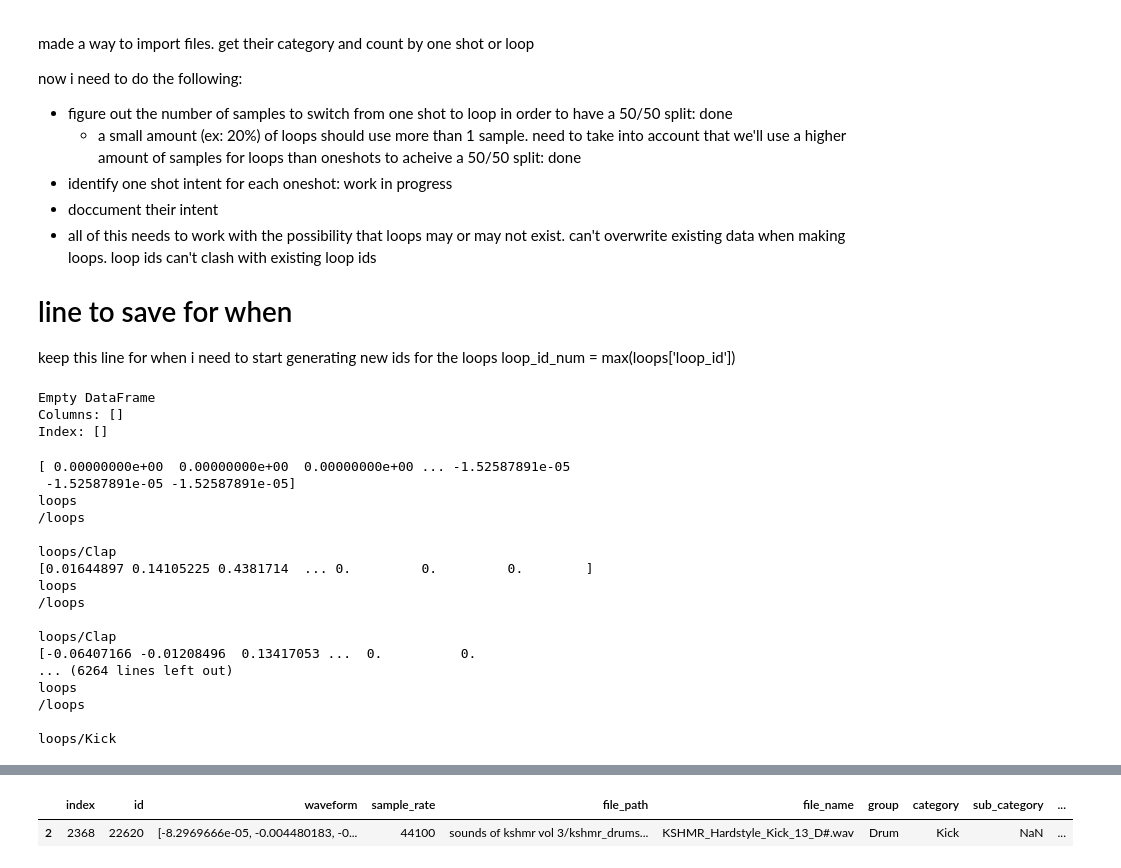
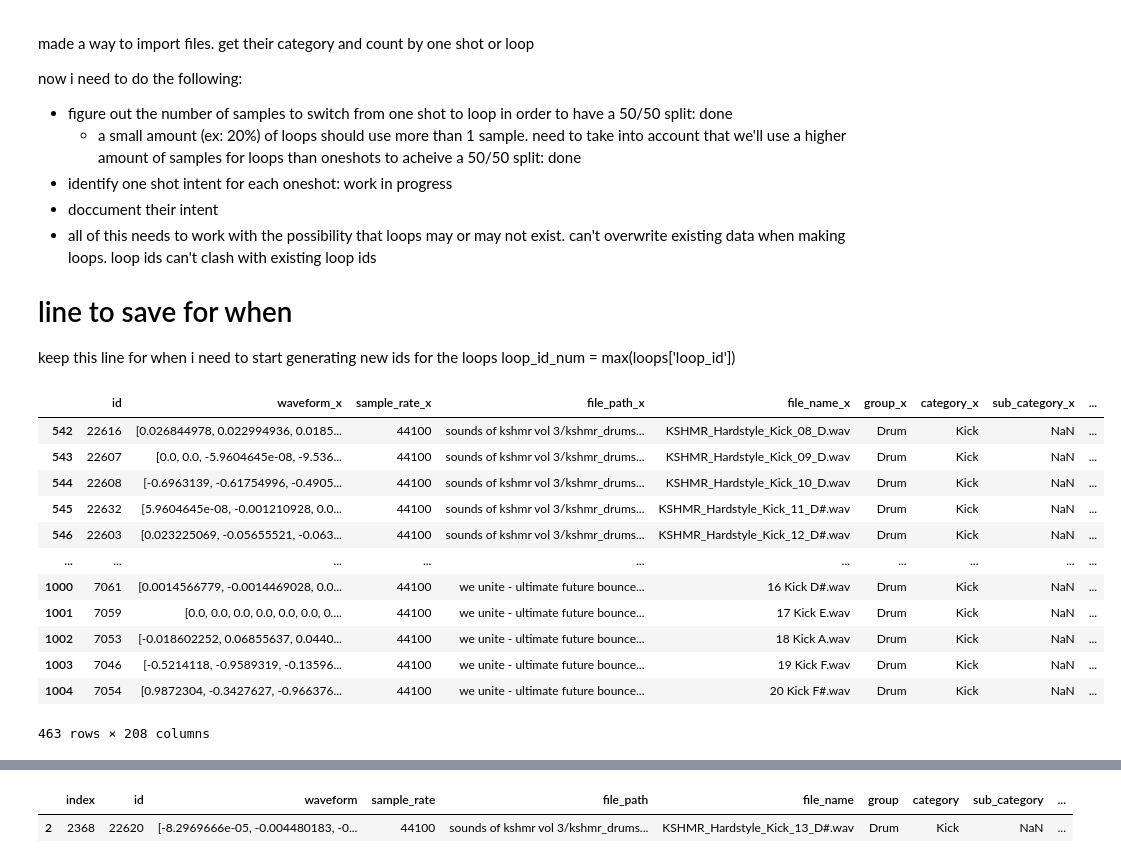
Before and after one commit to GrantCanty/sound_classifier, a Jupyter notebook: loop_manager.ipynb, the cells around one changed output, grey strips where cells are left out. Drawn from its saved outputs; the diff is of its cells as text; code cells hidden in the pictures.

```diff
--- a/loop_manager.ipynb
+++ b/loop_manager.ipynb
@@ -110,12 +128,16 @@ keep this line for when i need to start generating new ids for the loops
 loop_id_num = max(loops['loop_id'])
 # %%
 gen = LoopGenerator()
-print(gen.df)
+print()
-# %% [output]
-Empty DataFrame
-Columns: []
-Index: []
 # %%
+import loop_generator
+
+importlib.reload(loop_generator)
+
+from loop_generator import LoopGenerator
+gen = LoopGenerator()
+
+
 num_of_loop_units = int(one_to_loop_ratio / loop_unit_multi_sample_pct)
 num_of_loop_samples = math.ceil((one_to_loop_ratio + loop_unit_multi_sample_pct) / loop_unit_multi_sample_pct)
 
@@ -136,21 +158,15 @@ for cat in category_counts:
 
 
         existing_loops['One_Shot_Intent'] = 0
-        existing_loops['Loop_id'] = existing_loops['id']
+        #existing_loops['Loop_id'] = existing_loops['id']
         loops['One_Shot_Intent'] = 0
         loops.reset_index(drop=False, inplace=True)
+
         #print(loops)
+        gen.generate_loops(loops, looping_patterns, num_of_loop_samples, cat)
+        updated_list = tmp.merge(gen.old_files, on='id', how='left')
+        #updated_list = updated_list.merge(ones, on='id', how='left')
 
-        nums = []
-        for index, row in loops.iterrows():
-            nums.append(index)
-            if index % num_of_loop_samples != 0:
-                #print(nums)
-                #print(nums[0], nums[-1])
-                #print(loops[nums[0]:nums[-1]+1]['waveform'])
-                #print(loops[nums[0]:nums[-1]+1]['sample_rate'].to_list())
-                loop = gen.generate_loop(looping_patterns[cat][index % len(looping_patterns[cat])], loops[nums[0]:nums[-1]+1]['waveform'].to_list(), loops[nums[0]:nums[-1]+1]['sample_rate'].to_list(), np.random.randint(70, 180), cat)
-                nums = []
 
 
 
@@ -167,21 +183,19 @@ for cat in category_counts:
         print(f'used_ones len: {len(used_ones)} -- unused_ones len: {len(unused_ones)}')
     elif category_counts[cat]['needed_each'] > category_counts[cat]['one_shot_count']:
         warnings.warn(f"not enough one shots to reach {one_to_loop_ratio}:1 ratio")
-# %% [output]
-[ 0.00000000e+00  0.00000000e+00  0.00000000e+00 ... -1.52587891e-05
- -1.52587891e-05 -1.52587891e-05]
-loops
-/loops
-
-loops/Clap
-[0.01644897 0.14105225 0.4381714  ... 0.         0.         0.        ]
-loops
-/loops
-
-loops/Clap
-[-0.06407166 -0.01208496  0.13417053 ...  0.          0.
-... (6264 lines left out)
-loops
-/loops
-
-loops/Kick
+# %%
+updated_list[542:]
+# %% [output]
+|  | id | waveform_x | sample_rate_x | file_path_x | file_name_x | group_x | category_x | sub_category_x | ... |
+| 542 | 22616 | [0.026844978, 0.022994936, 0.0185... | 44100 | sounds of kshmr vol 3/kshmr_drums... | KSHMR_Hardstyle_Kick_08_D.wav | Drum | Kick | NaN | ... |
+| 543 | 22607 | [0.0, 0.0, -5.9604645e-08, -9.536... | 44100 | sounds of kshmr vol 3/kshmr_drums... | KSHMR_Hardstyle_Kick_09_D.wav | Drum | Kick | NaN | ... |
+| 544 | 22608 | [-0.6963139, -0.61754996, -0.4905... | 44100 | sounds of kshmr vol 3/kshmr_drums... | KSHMR_Hardstyle_Kick_10_D.wav | Drum | Kick | NaN | ... |
+| 545 | 22632 | [5.9604645e-08, -0.001210928, 0.0... | 44100 | sounds of kshmr vol 3/kshmr_drums... | KSHMR_Hardstyle_Kick_11_D#.wav | Drum | Kick | NaN | ... |
+| 546 | 22603 | [0.023225069, -0.05655521, -0.063... | 44100 | sounds of kshmr vol 3/kshmr_drums... | KSHMR_Hardstyle_Kick_12_D#.wav | Drum | Kick | NaN | ... |
+| ... | ... | ... | ... | ... | ... | ... | ... | ... | ... |
+| 1000 | 7061 | [0.0014566779, -0.0014469028, 0.0... | 44100 | we unite - ultimate future bounce... | 16 Kick D#.wav | Drum | Kick | NaN | ... |
+| 1001 | 7059 | [0.0, 0.0, 0.0, 0.0, 0.0, 0.0, 0.... | 44100 | we unite - ultimate future bounce... | 17 Kick E.wav | Drum | Kick | NaN | ... |
+| 1002 | 7053 | [-0.018602252, 0.06855637, 0.0440... | 44100 | we unite - ultimate future bounce... | 18 Kick A.wav | Drum | Kick | NaN | ... |
+| 1003 | 7046 | [-0.5214118, -0.9589319, -0.13596... | 44100 | we unite - ultimate future bounce... | 19 Kick F.wav | Drum | Kick | NaN | ... |
+| 1004 | 7054 | [0.9872304, -0.3427627, -0.966376... | 44100 | we unite - ultimate future bounce... | 20 Kick F#.wav | Drum | Kick | NaN | ... |
+463 rows × 208 columns
```
Also changed, not shown: parts of 4 cells of this notebook, 1 other file.
